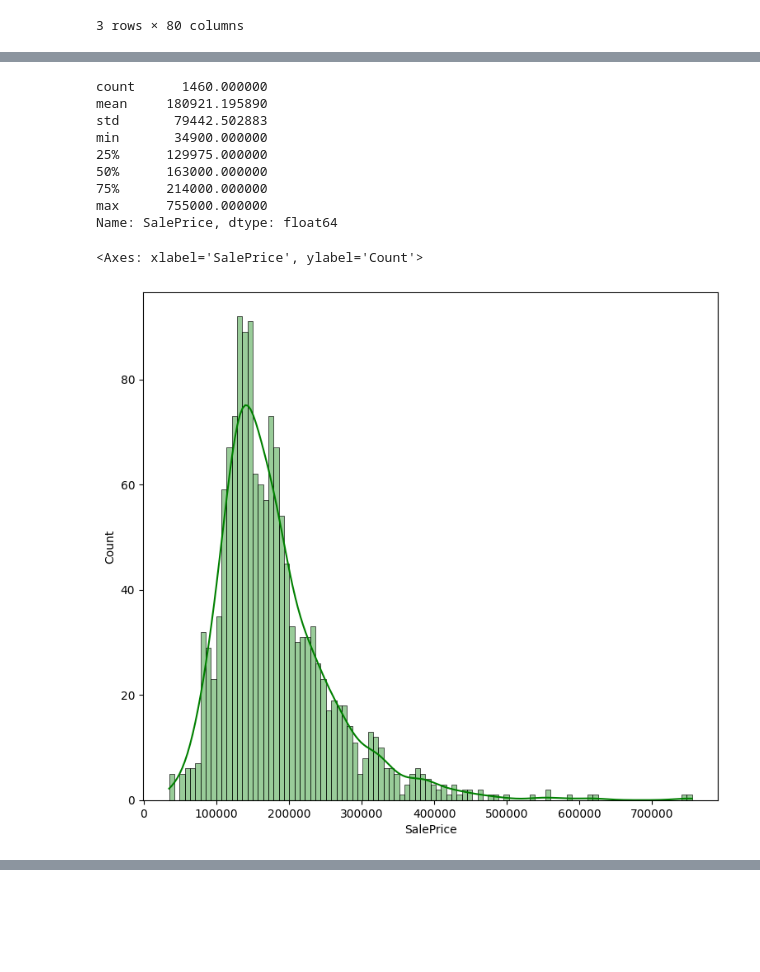
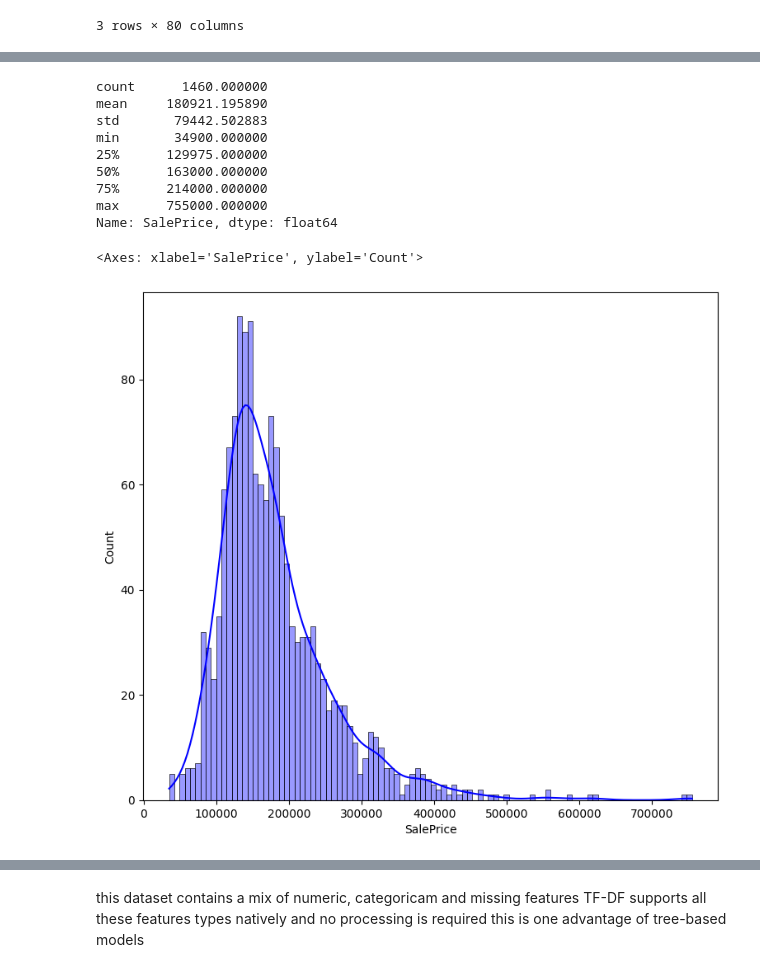
Before and after one commit to ledanielroman/House-Prices---Advanced-Regression-Techniques, a Jupyter notebook: notebook.ipynb, the cells around one changed output, grey strips where cells are left out. Saved outputs shown, nothing was run; the diff lists cells and outputs as text; code cells hidden in the pictures; blank space fills up the shorter version.

```diff
--- a/notebook.ipynb
+++ b/notebook.ipynb
@@ -67,21 +67,21 @@ memory usage: 912.6+ KB
 # %%
 # taking a look at how the house prices are distributed
 
 print(dataset_df['SalePrice'].describe())
 plt.figure(figsize=(9,8))
-sns.histplot(dataset_df['SalePrice'], color='green', bins=100, kde=True, alpha=0.4)
+sns.histplot(dataset_df['SalePrice'], color='blue', bins=100, kde=True, alpha=0.4)
 # %% [output]
 count      1460.000000
 mean     180921.195890
 std       79442.502883
 min       34900.000000
 25%      129975.000000
 50%      163000.000000
 75%      214000.000000
 max      755000.000000
 Name: SalePrice, dtype: float64
 <Axes: xlabel='SalePrice', ylabel='Count'>
-[figure, old version]
+[figure, new version]
 # %%
 # list all of the types of data from dataset and select only the numerical ones
 list(set(dataset_df.dtypes.tolist()))
@@ -117,6 +117,10 @@ array([[<Axes: title={'center': 'MSSubClass'}>,
        [<Axes: title={'center': 'SalePrice'}>, <Axes: >, <Axes: >,
         <Axes: >, <Axes: >, <Axes: >]], dtype=object)
 [figure]
+# %% [markdown]
+this dataset contains a mix of numeric, categoricam and missing features
+TF-DF supports all these features types natively and no processing is required
+this is one advantage of tree-based models
 # %%
 # this dataset contains a mix of numeric, categoricam and missing features
 # TF-DF supports all these features types natively and no processing is required
```
Also changed, not shown: parts of 2 cells of this notebook.
